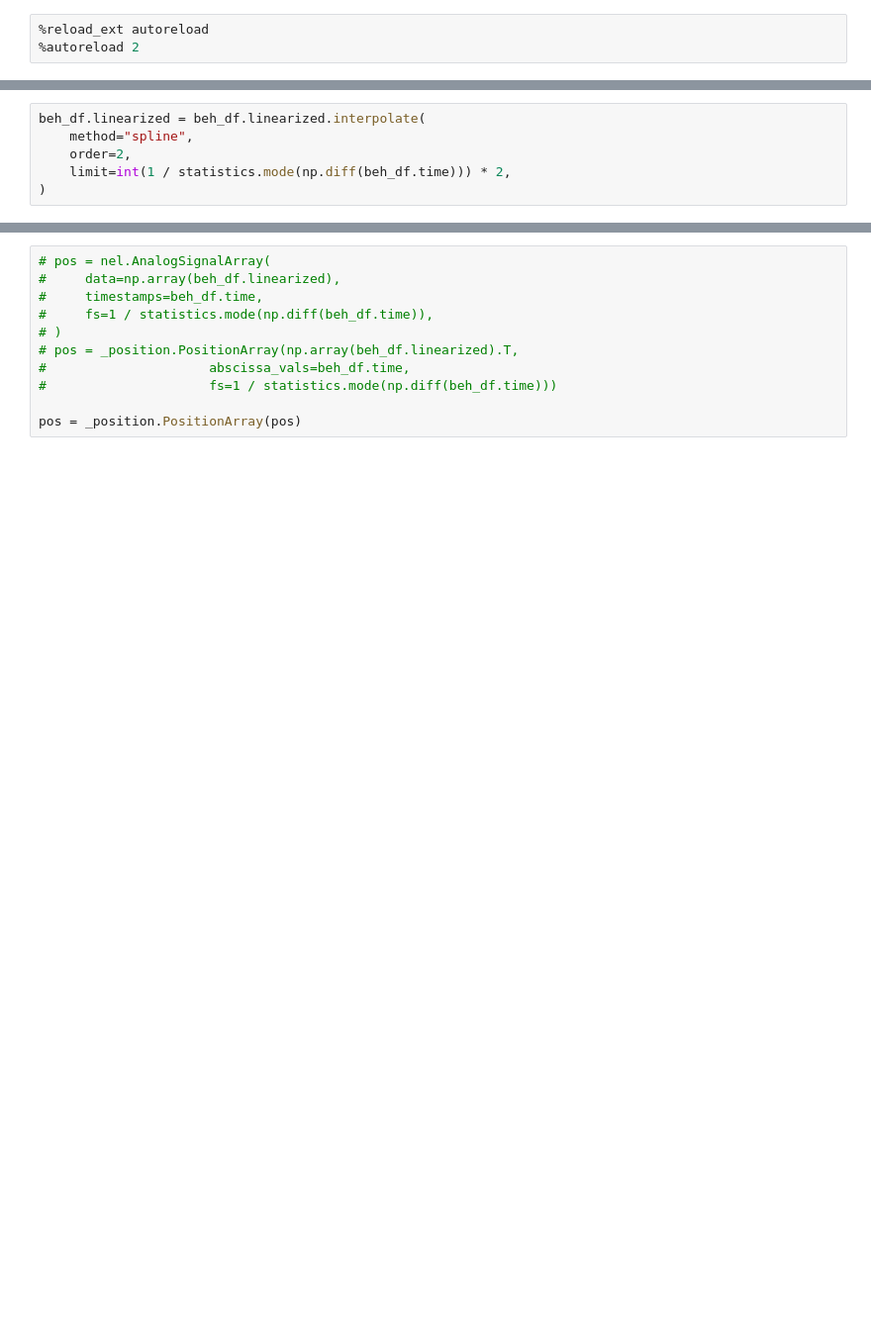
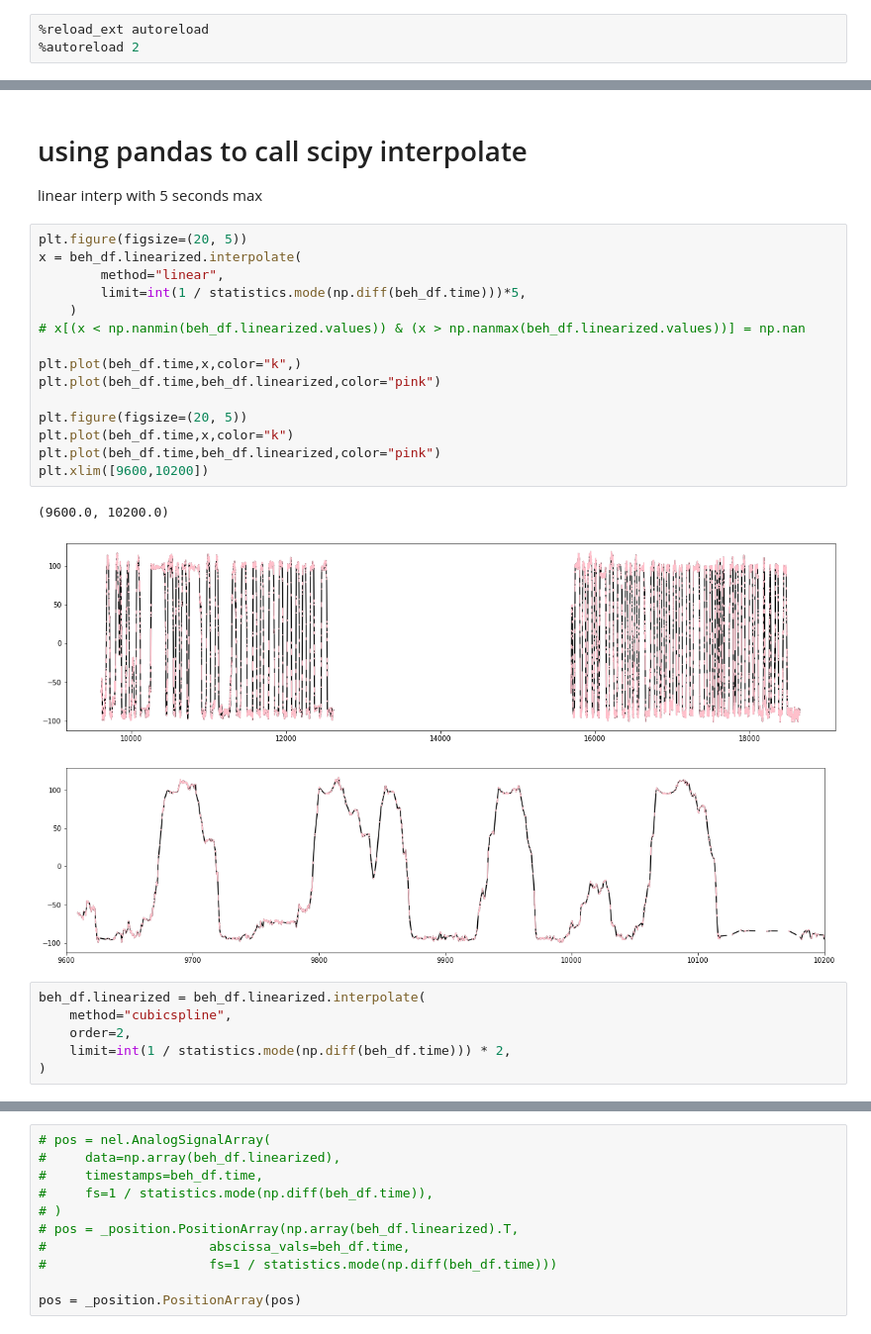
Before and after one commit to ryanharvey1/ripple_heterogeneity, a Jupyter notebook: scripts/general/test_pos_interpolation.ipynb, the cells around one changed output, grey strips where cells are left out. Shown at 99% size. Cells and saved outputs as stored; diff of their text form; blank space fills up the shorter version.

```diff
--- a/scripts/general/test_pos_interpolation.ipynb
+++ b/scripts/general/test_pos_interpolation.ipynb
@@ -42,6 +92,29 @@ plt.plot(beh_df.time,beh_df.linearized,color="pink")
+# %% [markdown]
+# using pandas to call scipy interpolate
+
+linear interp with 5 seconds max
+# %%
+plt.figure(figsize=(20, 5))
+x = beh_df.linearized.interpolate(
+        method="linear",
+        limit=int(1 / statistics.mode(np.diff(beh_df.time)))*5,
+    )
+# x[(x < np.nanmin(beh_df.linearized.values)) & (x > np.nanmax(beh_df.linearized.values))] = np.nan
+
+plt.plot(beh_df.time,x,color="k",)
+plt.plot(beh_df.time,beh_df.linearized,color="pink")
+
+plt.figure(figsize=(20, 5))
+plt.plot(beh_df.time,x,color="k")
+plt.plot(beh_df.time,beh_df.linearized,color="pink")
+plt.xlim([9600,10200])
+# %% [output]
+(9600.0, 10200.0)
+[figure, added]
+[figure, added]
 # %%
 beh_df.linearized = beh_df.linearized.interpolate(
-    method="spline",
+    method="cubicspline",
     order=2,
     limit=int(1 / statistics.mode(np.diff(beh_df.time))) * 2,
 )
```
Also changed, not shown: parts of 12 cells of this notebook.
